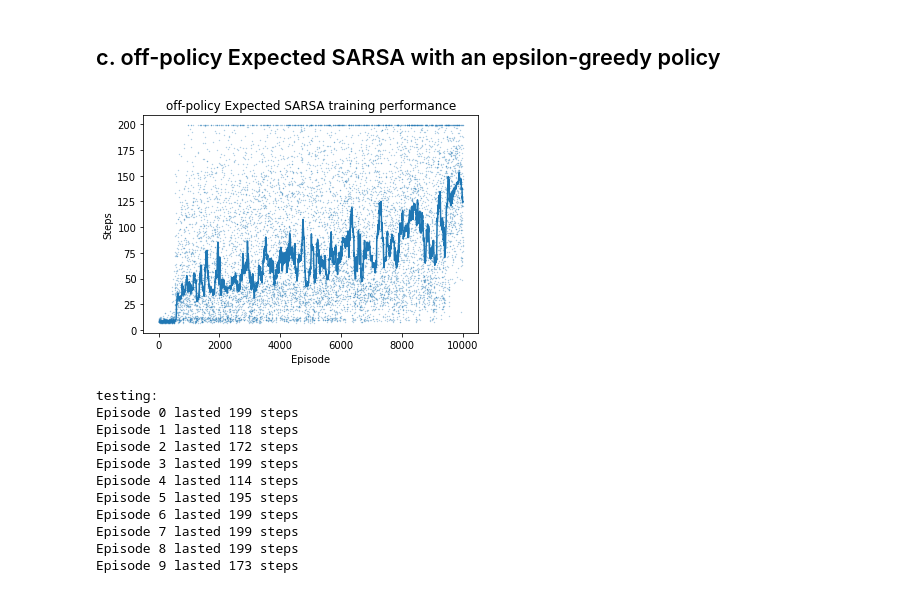
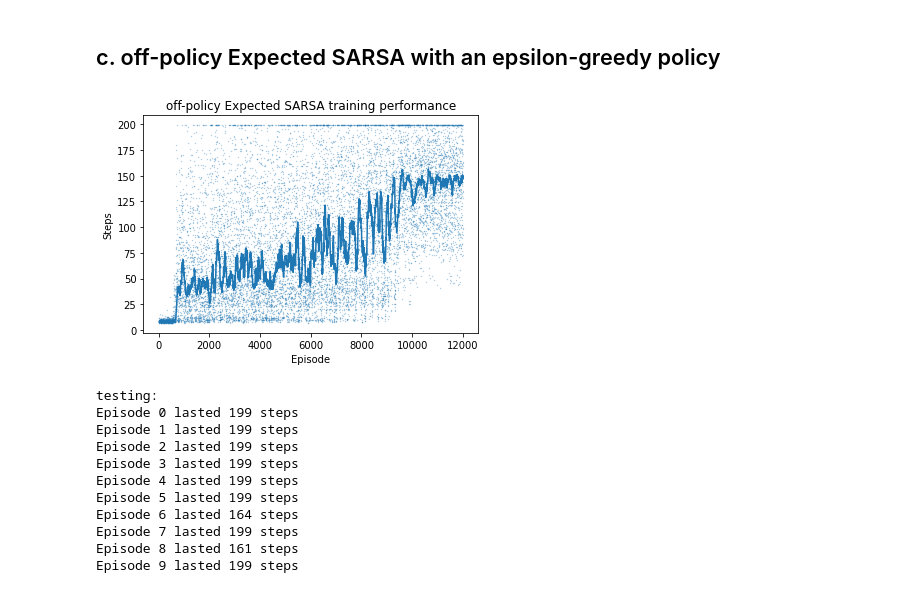
Before and after one commit to qiuchenwang/APS1080, a Jupyter notebook: E3/E3.ipynb, the cells around one changed output. Cells and saved outputs as stored; diff of their text form; code cells hidden in the pictures.

```diff
--- a/E3/E3.ipynb
+++ b/E3/E3.ipynb
@@ -233,42 +235,42 @@ def update(prev_state, next_state, reward, prev_action, next_action,gamma,alpha,
   Q[prev_state, prev_action] += alpha * (reward + gamma * expected_q - Q[prev_state, prev_action])
 # %%
 #off-policy Expected SARSA
-gamma = 0.999
+gamma = 0.9999
 obs = env.reset()
 S = obs2state.S
 A = env.action_space.n
 #initialize Q, for all states Q = 0
 Q = np.zeros([S,A])
-steps = np.zeros(10000)
+steps = np.zeros(12000)
 
-for episode in range(10000):
-  epsilon = 0.1 - 0.099/10000 * episode
-  alpha = 0.2 - 0.199/10000 * episode
+for episode in range(12000):
+  epsilon = max(0.1 - 0.099/10000 * episode,0.001)
+  alpha = max(0.2 - 0.199/10000 * episode,0.001)
   obs = env.reset()
   state = obs2state(obs)
   action = choose_action(env,epsilon,state,Q)
 
   for i in range(5000):
     obs, reward, done, info = env.step(action)
     state_ = obs2state(obs)
     action_ = choose_action(env,epsilon,state,Q)
     update(state, state_, reward, action, action_,gamma,alpha,epsilon)
     state = state_
     action = action_
     if done:
       steps[episode] = i
       break
 
 env.close()
 
 plt.scatter(range(len(steps)),steps, s=0.1, alpha=0.5)
 plt.plot(range(len(steps)), pd.Series(steps).rolling(100).median())
 plt.xlabel("Episode")
 plt.ylabel("Steps")
 plt.title("off-policy Expected SARSA training performance")
 plt.show()
 # %% [output]
-[figure, old version]
+[figure, new version]
 # %%
 #test
 print("testing:")
@@ -287,12 +289,12 @@ for episode in range(10):
 # %% [output]
 testing:
 Episode 0 lasted 199 steps
-Episode 1 lasted 118 steps
-Episode 2 lasted 172 steps
+Episode 1 lasted 199 steps
+Episode 2 lasted 199 steps
 Episode 3 lasted 199 steps
-Episode 4 lasted 114 steps
-Episode 5 lasted 195 steps
-Episode 6 lasted 199 steps
+Episode 4 lasted 199 steps
+Episode 5 lasted 199 steps
+Episode 6 lasted 164 steps
 Episode 7 lasted 199 steps
-Episode 8 lasted 199 steps
-Episode 9 lasted 173 steps
+Episode 8 lasted 161 steps
+Episode 9 lasted 199 steps
```
Also changed, not shown: parts of 1 cell of this notebook.
